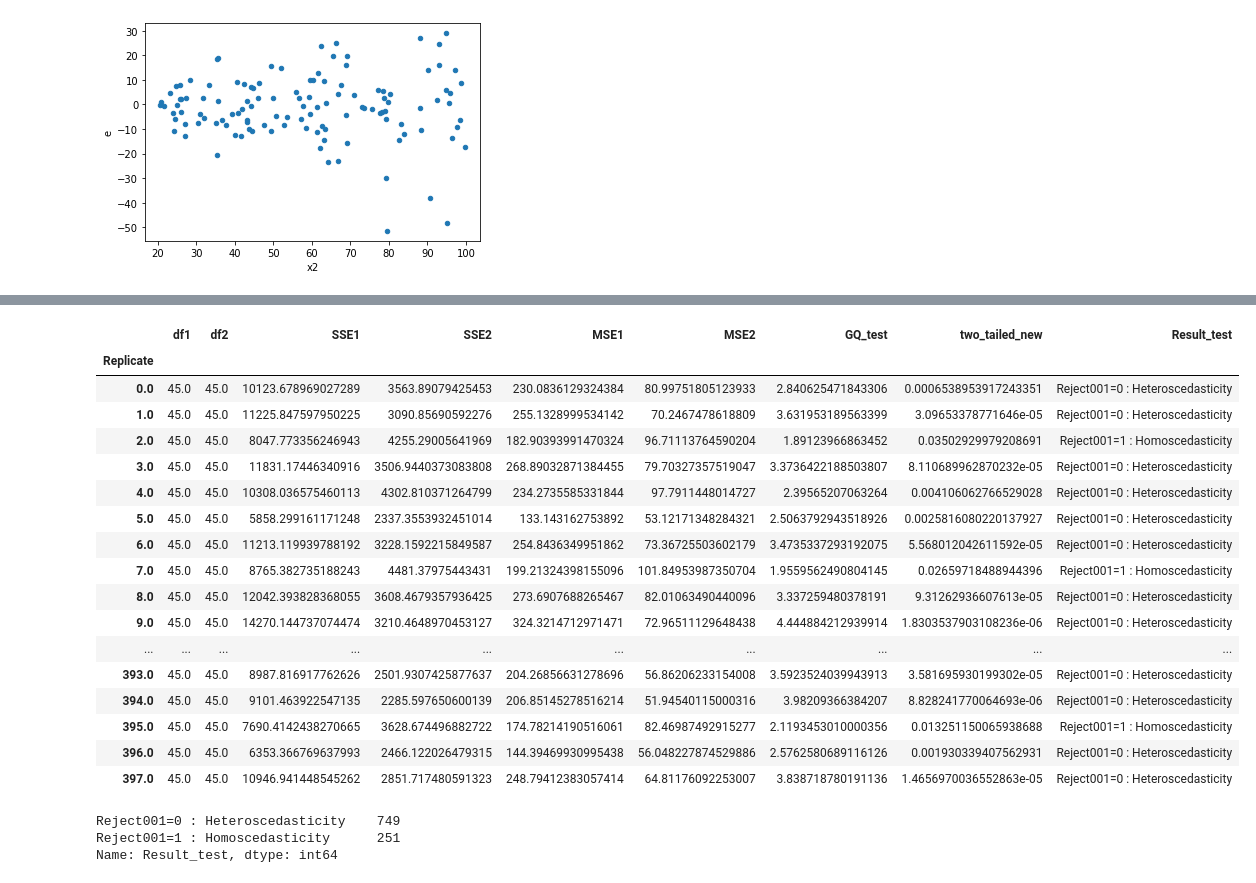
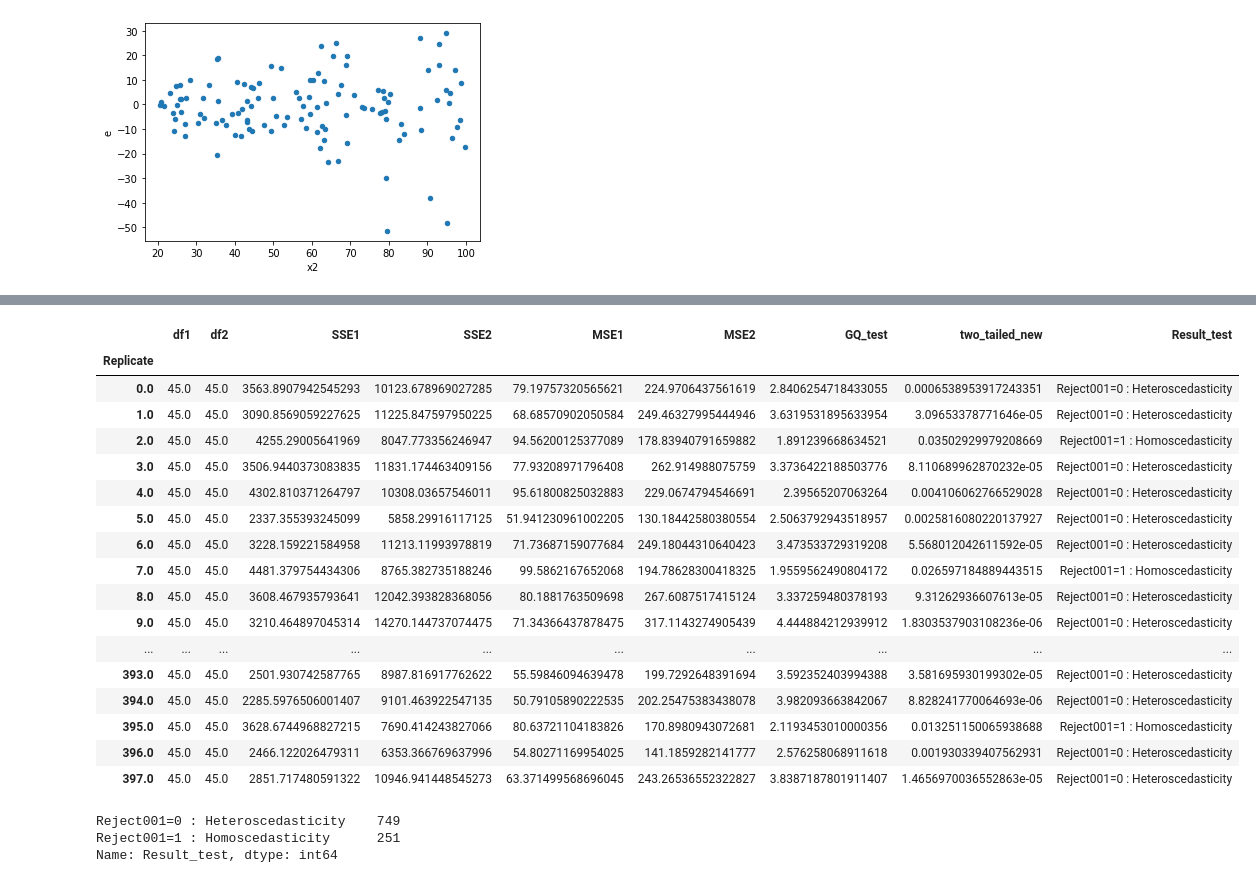
Before and after one commit to iam-fern/Generate_multiplication, a Jupyter notebook: GQtest_data_multi_delta_(1_2)_n120_01_ipynb1_.ipynb, the cells around one changed output, grey strips where cells are left out. Saved outputs shown, nothing was run; the diff lists cells and outputs as text; code cells hidden in the pictures.

```diff
--- a/GQtest_data_multi_delta_(1_2)_n120_01_ipynb1_.ipynb
+++ b/GQtest_data_multi_delta_(1_2)_n120_01_ipynb1_.ipynb
@@ -175,7 +176,6 @@ def get_result(run_replicate, percent_data):
     new_table_sort = new_table.sort_values('x2')
     new_table_sort.reset_index(inplace=True)
     new_table_sort.drop(['index'], axis=1, inplace=True)
-
 
     # แบ่งข้อมูลกลุ่มที่ 1
     table1 = new_table_sort.iloc[:int(percent_data*new_table_sort.shape[0]) , :]
@@ -189,8 +189,7 @@ def get_result(run_replicate, percent_data):
     # หาค่า df กลุ่ม 1
     DF1 = model1.df_resid + 1
     SSE1 = model1.ssr
-    MSE1 = model1.mse_resid
-
+    MSE1 = SSE1/DF1
 
     # แบ่งข้อมูลกลุ่มที่ 2
     table2 = new_table_sort.iloc[int((1-percent_data)*new_table_sort.shape[0]): , :]
@@ -204,23 +203,21 @@ def get_result(run_replicate, percent_data):
     # หาค่า df กลุ่ม 2
     DF2 = model2.df_resid + 1
     SSE2 = model2.ssr
-    MSE2 = model2.mse_resid
+    MSE2 = SSE2/DF2
 
     # ค่าสถิติทดสอบ
     GQ_test = (SSE2/DF2) / (SSE1/DF1)
-
 
     df2 = DF2
     df1 = DF1
 
     # คำนวณค่า p-value
-    # sf(x, dfn, dfd, loc=0, scale=1) : Survival function (also defined as 1 - cdf, but sf is sometimes more accurate)
+    # pdf(x, dfn, dfd, loc=0, scale=1) : Probability density function
     two_tailed = 2.0*(1.0-(ss.f.cdf(GQ_test, df2, df1)))
+    p_greater = ss.f.cdf(GQ_test, df2, df1)
+    p_less = 1.0-ss.f.cdf(GQ_test, df2, df1)
 
-    # pdf(x, dfn, dfd, loc=0, scale=1) : Probability density function
-    p_greater = ss.f.cdf(GQ_test, df2, df1)
-
-    return df2, df1, SSE2, SSE1, MSE2, MSE1, GQ_test, two_tailed, p_greater
+    return df1, df2, SSE1, SSE2, MSE1, MSE2, GQ_test, two_tailed, p_greater, p_less
 
 # สร้าง list ของ replicates
 list_replicate=list({i[0] for i in table.index})
@@ -236,13 +233,14 @@ list_MSE2=[]
 list_GQ_test=[]
 list_two_tailed=[]
 list_p_greater=[]
+list_p_less=[]
 
 # กำหนด % การแบ่งข้อมูล
 percent_data=0.4
 
 # ใช้ for loop สำหรับการ run ทุก replicates
 for run_replicate in list_replicate:
-    df1, df2, SSE1, SSE2, MSE1, MSE2, GQ_test, two_tailed, p_greater=get_result(run_replicate, percent_data)
+    df1, df2, SSE1, SSE2, MSE1, MSE2, GQ_test, two_tailed, p_greater, p_less=get_result(run_replicate, percent_data)
     list_df1.append(df1)
     list_SSE1.append(SSE1)
     list_df2.append(df2)
@@ -252,6 +250,7 @@ for run_replicate in list_replicate:
     list_GQ_test.append(GQ_test)
     list_two_tailed.append(two_tailed)
     list_p_greater.append(p_greater)
+    list_p_less.append(p_less)
 # %%
 # สร้างตารางผลลัพธ์
 alpha = 0.01
@@ -290,39 +288,41 @@ result.astype(str)
 # %%
 # สร้างตารางผลลัพธ์
 alpha = 0.01
 pd.set_option('display.max_rows', 1000)
 pd.set_option('display.max_columns', 1000)
 pd.set_option('display.width', 1000)
 result=pd.DataFrame({"Replicate":list_replicate, "df1":list_df1, "df2":list_df2, "SSE1":list_SSE1,
                      "SSE2":list_SSE2, "MSE1":list_MSE1, "MSE2":list_MSE2,
-                     "GQ_test":list_GQ_test, "two_tailed":list_two_tailed, "greater":list_p_greater})
+                     "GQ_test":list_GQ_test, "two_tailed":list_two_tailed, "greater":list_p_greater, "less":list_p_less})
 result.set_index(['Replicate'], inplace=True)
 
-result['two_tailed_new']=result[["two_tailed","greater"]].apply(lambda value: value[0] if value[0]<0.5 else 2*value[1], axis=1)
+result['two_tailed_new']=result[["two_tailed","greater","less"]].apply(lambda value: value[0] if value[0]<0.5 else (2*value[1] if value[1]<0.5 else 2*value[2]) , axis=1)
 result["Result_test"]=result["two_tailed_new"].apply(lambda p_value: 'Reject001=0 : Heteroscedasticity'
                                                                   if p_value < alpha else 'Reject001=1 : Homoscedasticity')
 #two_tailed_new_show=two_tailed_new.drop(columns="greater")
-result_show=result.drop(columns=["two_tailed", "greater"])
+result_show=result.drop(columns=["two_tailed", "greater", "less"])
 result_show.astype(str)
+
+#result.astype(str)
 # %% [output]
 |  | df1 | df2 | SSE1 | SSE2 | MSE1 | MSE2 | GQ_test | two_tailed_new | Result_test |
 | Replicate |  |  |  |  |  |  |  |  |  |
-| 0.0 | 45.0 | 45.0 | 10123.678969027289 | 3563.89079425453 | 230.0836129324384 | 80.99751805123933 | 2.840625471843306 | 0.0006538953917243351 | Reject001=0 : Heteroscedasticity |
-| 1.0 | 45.0 | 45.0 | 11225.847597950225 | 3090.85690592276 | 255.1328999534142 | 70.2467478618809 | 3.631953189563399 | 3.09653378771646e-05 | Reject001=0 : Heteroscedasticity |
-| 2.0 | 45.0 | 45.0 | 8047.773356246943 | 4255.29005641969 | 182.90393991470324 | 96.71113764590204 | 1.89123966863452 | 0.03502929979208691 | Reject001=1 : Homoscedasticity |
-| 3.0 | 45.0 | 45.0 | 11831.17446340916 | 3506.9440373083808 | 268.89032871384455 | 79.70327357519047 | 3.3736422188503807 | 8.110689962870232e-05 | Reject001=0 : Heteroscedasticity |
-| 4.0 | 45.0 | 45.0 | 10308.036575460113 | 4302.810371264799 | 234.2735585331844 | 97.7911448014727 | 2.39565207063264 | 0.004106062766529028 | Reject001=0 : Heteroscedasticity |
-| 5.0 | 45.0 | 45.0 | 5858.299161171248 | 2337.3553932451014 | 133.143162753892 | 53.12171348284321 | 2.5063792943518926 | 0.0025816080220137927 | Reject001=0 : Heteroscedasticity |
-| 6.0 | 45.0 | 45.0 | 11213.119939788192 | 3228.1592215849587 | 254.8436349951862 | 73.36725503602179 | 3.4735337293192075 | 5.568012042611592e-05 | Reject001=0 : Heteroscedasticity |
-| 7.0 | 45.0 | 45.0 | 8765.382735188243 | 4481.37975443431 | 199.21324398155096 | 101.84953987350704 | 1.9559562490804145 | 0.02659718488944396 | Reject001=1 : Homoscedasticity |
-| 8.0 | 45.0 | 45.0 | 12042.393828368055 | 3608.4679357936425 | 273.6907688265467 | 82.01063490440096 | 3.337259480378191 | 9.31262936607613e-05 | Reject001=0 : Heteroscedasticity |
-| 9.0 | 45.0 | 45.0 | 14270.144737074474 | 3210.4648970453127 | 324.3214712971471 | 72.96511129648438 | 4.444884212939914 | 1.8303537903108236e-06 | Reject001=0 : Heteroscedasticity |
+| 0.0 | 45.0 | 45.0 | 3563.8907942545293 | 10123.678969027285 | 79.19757320565621 | 224.9706437561619 | 2.8406254718433055 | 0.0006538953917243351 | Reject001=0 : Heteroscedasticity |
+| 1.0 | 45.0 | 45.0 | 3090.8569059227625 | 11225.847597950225 | 68.68570902050584 | 249.46327995444946 | 3.6319531895633954 | 3.09653378771646e-05 | Reject001=0 : Heteroscedasticity |
+| 2.0 | 45.0 | 45.0 | 4255.29005641969 | 8047.773356246947 | 94.56200125377089 | 178.83940791659882 | 1.891239668634521 | 0.03502929979208669 | Reject001=1 : Homoscedasticity |
+| 3.0 | 45.0 | 45.0 | 3506.9440373083835 | 11831.174463409156 | 77.93208971796408 | 262.914988075759 | 3.3736422188503776 | 8.110689962870232e-05 | Reject001=0 : Heteroscedasticity |
+| 4.0 | 45.0 | 45.0 | 4302.810371264797 | 10308.03657546011 | 95.61800825032883 | 229.0674794546691 | 2.39565207063264 | 0.004106062766529028 | Reject001=0 : Heteroscedasticity |
+| 5.0 | 45.0 | 45.0 | 2337.355393245099 | 5858.29916117125 | 51.941230961002205 | 130.18442580380554 | 2.5063792943518957 | 0.0025816080220137927 | Reject001=0 : Heteroscedasticity |
+| 6.0 | 45.0 | 45.0 | 3228.159221584958 | 11213.11993978819 | 71.73687159077684 | 249.18044310640423 | 3.473533729319208 | 5.568012042611592e-05 | Reject001=0 : Heteroscedasticity |
+| 7.0 | 45.0 | 45.0 | 4481.379754434306 | 8765.382735188246 | 99.5862167652068 | 194.78628300418325 | 1.9559562490804172 | 0.026597184889443515 | Reject001=1 : Homoscedasticity |
+| 8.0 | 45.0 | 45.0 | 3608.467935793641 | 12042.393828368056 | 80.1881763509698 | 267.6087517415124 | 3.337259480378193 | 9.31262936607613e-05 | Reject001=0 : Heteroscedasticity |
+| 9.0 | 45.0 | 45.0 | 3210.464897045314 | 14270.144737074475 | 71.34366437878475 | 317.1143274905439 | 4.444884212939912 | 1.8303537903108236e-06 | Reject001=0 : Heteroscedasticity |
 | ... | ... | ... | ... | ... | ... | ... | ... | ... | ... |
-| 393.0 | 45.0 | 45.0 | 8987.816917762626 | 2501.9307425877637 | 204.26856631278696 | 56.86206233154008 | 3.5923524039943913 | 3.581695930199302e-05 | Reject001=0 : Heteroscedasticity |
-| 394.0 | 45.0 | 45.0 | 9101.463922547135 | 2285.597650600139 | 206.85145278516214 | 51.94540115000316 | 3.98209366384207 | 8.828241770064693e-06 | Reject001=0 : Heteroscedasticity |
-| 395.0 | 45.0 | 45.0 | 7690.4142438270665 | 3628.674496882722 | 174.78214190516061 | 82.46987492915277 | 2.1193453010000356 | 0.013251150065938688 | Reject001=1 : Homoscedasticity |
-| 396.0 | 45.0 | 45.0 | 6353.366769637993 | 2466.122026479315 | 144.39469930995438 | 56.048227874529886 | 2.5762580689116126 | 0.001930339407562931 | Reject001=0 : Heteroscedasticity |
-| 397.0 | 45.0 | 45.0 | 10946.941448545262 | 2851.717480591323 | 248.79412383057414 | 64.81176092253007 | 3.838718780191136 | 1.4656970036552863e-05 | Reject001=0 : Heteroscedasticity |
+| 393.0 | 45.0 | 45.0 | 2501.930742587765 | 8987.816917762622 | 55.59846094639478 | 199.7292648391694 | 3.592352403994388 | 3.581695930199302e-05 | Reject001=0 : Heteroscedasticity |
+| 394.0 | 45.0 | 45.0 | 2285.5976506001407 | 9101.463922547135 | 50.79105890222535 | 202.25475383438078 | 3.982093663842067 | 8.828241770064693e-06 | Reject001=0 : Heteroscedasticity |
+| 395.0 | 45.0 | 45.0 | 3628.6744968827215 | 7690.414243827066 | 80.63721104183826 | 170.8980943072681 | 2.1193453010000356 | 0.013251150065938688 | Reject001=1 : Homoscedasticity |
+| 396.0 | 45.0 | 45.0 | 2466.122026479311 | 6353.366769637996 | 54.80271169954025 | 141.1859282141777 | 2.576258068911618 | 0.001930339407562931 | Reject001=0 : Heteroscedasticity |
+| 397.0 | 45.0 | 45.0 | 2851.717480591322 | 10946.941448545273 | 63.371499568696045 | 243.26536552322827 | 3.8387187801911407 | 1.4656970036552863e-05 | Reject001=0 : Heteroscedasticity |
 # %%
 result_show['Result_test'].value_counts()
 # %% [output]
```
Also changed, not shown: parts of 2 cells of this notebook.
